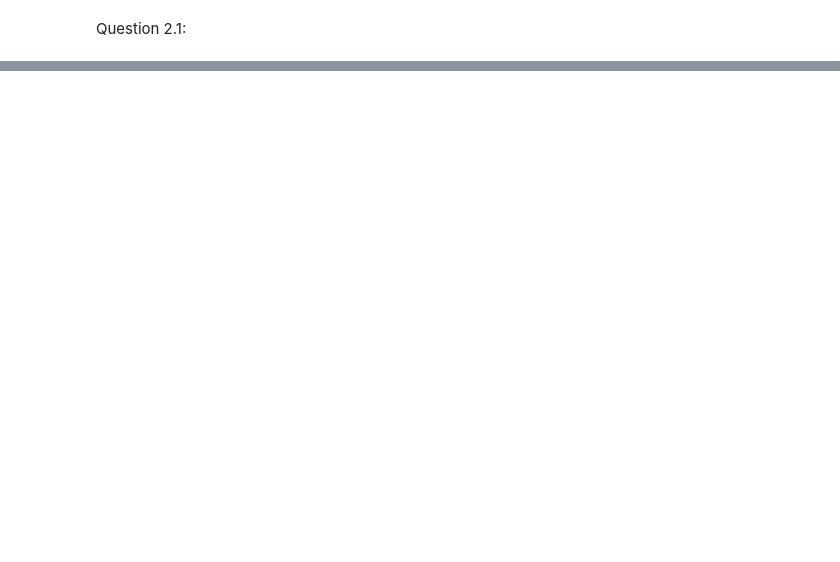
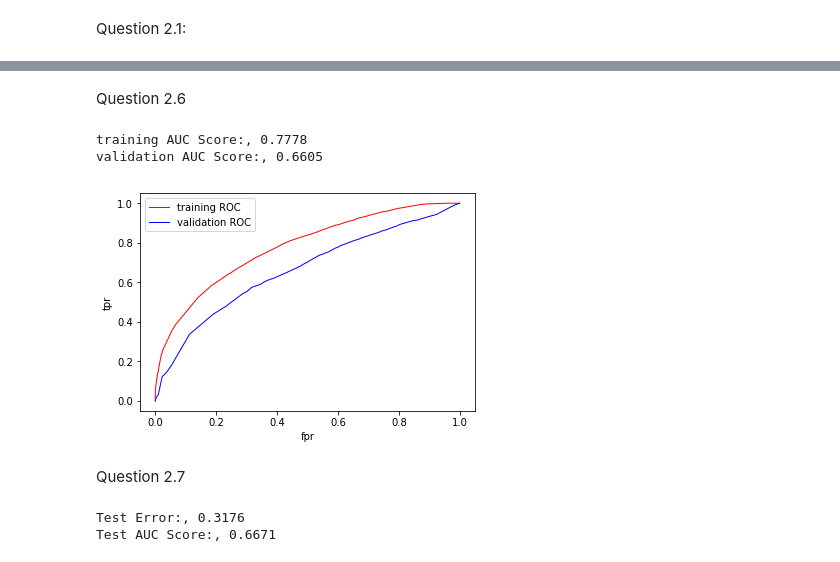
Before and after one commit to nuslarry/cs273a, a Jupyter notebook: 273-hw4-code/cs273a-hw4.ipynb, the cells around one changed output, grey strips where cells are left out. Saved outputs shown, nothing was run; the diff lists cells and outputs as text; code cells hidden in the pictures; blank space fills up the shorter version.

```diff
--- a/273-hw4-code/cs273a-hw4.ipynb
+++ b/273-hw4-code/cs273a-hw4.ipynb
@@ -82,0 +148,36 @@ print(np.sum(kk))
+# %% [markdown]
+Question 2.6
+# %%
+from sklearn.metrics import roc_curve, auc  ###计算roc和auc
+dt = ml.dtree.treeClassify(xt_0_10000, yt_0_10000, maxDepth = 9)
+fpr, tpr, tnr = dt.roc(xt_0_10000, yt_0_10000)
+plt.plot(fpr, tpr, 'r-', linewidth = 1,label='training ROC')
+plt.xlabel('fpr')
+plt.ylabel('tpr')
+print('training AUC Score:, %0.4f' %(dt.auc(xt_0_10000, yt_0_10000)))
+fpr, tpr, tnr = dt.roc(xv_10000_20000, yv_10000_20000)
+plt.plot(fpr, tpr, 'b-', linewidth = 1,label='validation ROC')
+plt.xlabel('fpr')
+plt.ylabel('tpr')
+print('validation AUC Score:, %0.4f' %(dt.auc(xv_10000_20000, yv_10000_20000)))
+plt.legend(loc='upper left')
+plt.show()
+# %% [output]
+training AUC Score:, 0.7778
+validation AUC Score:, 0.6605
+[figure, added]
+# %% [markdown]
+Question 2.7
+# %%
+xtest = np.genfromtxt('data/X_test.txt', delimiter=None)
+ytest = np.genfromtxt('data/Y_test.txt', delimiter=None)
+# training
+dt = ml.dtree.treeClassify(xt, yt, maxDepth = 9, minParent=2**7)
+ytest_hat = dt.predict(xtest)
+#output
+print('Test Error:, %0.4f' %(np.sum(ytest!=ytest_hat)/ytest.shape[0]))
+fpr, tpr, tnr = dt.roc(xtest, ytest)
+print('Test AUC Score:, %0.4f' %(dt.auc(xtest, ytest)))
+# %% [output]
+Test Error:, 0.3176
+Test AUC Score:, 0.6671
```
Also changed, not shown: parts of 11 cells of this notebook, 1 other file.
